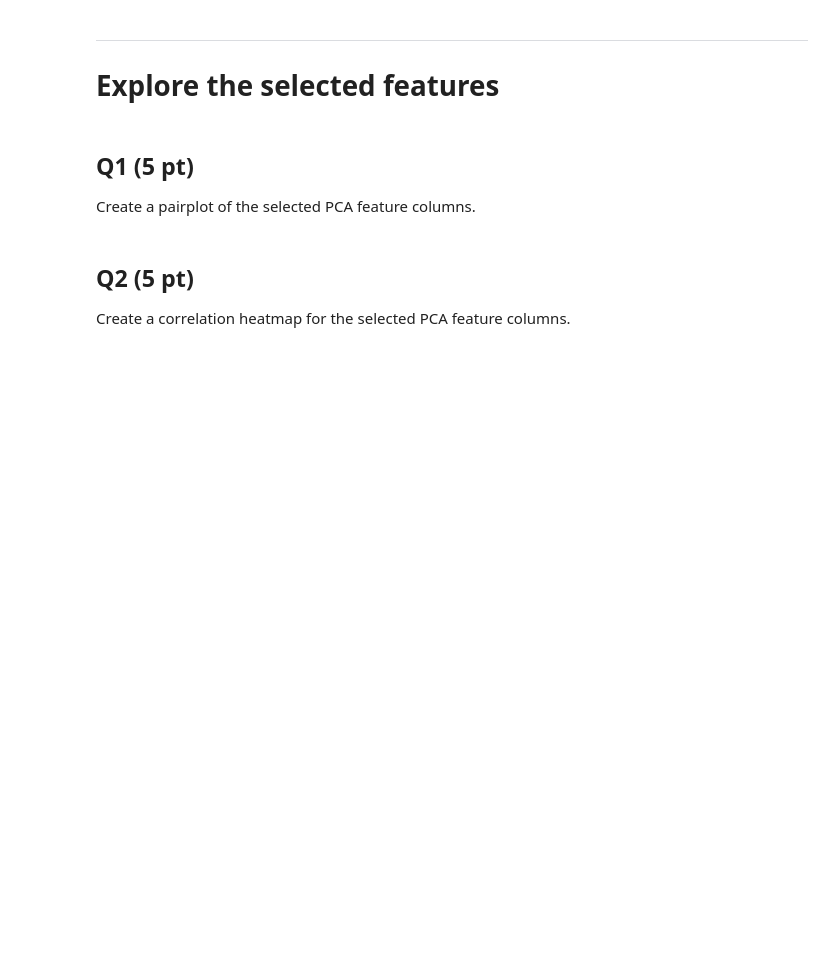
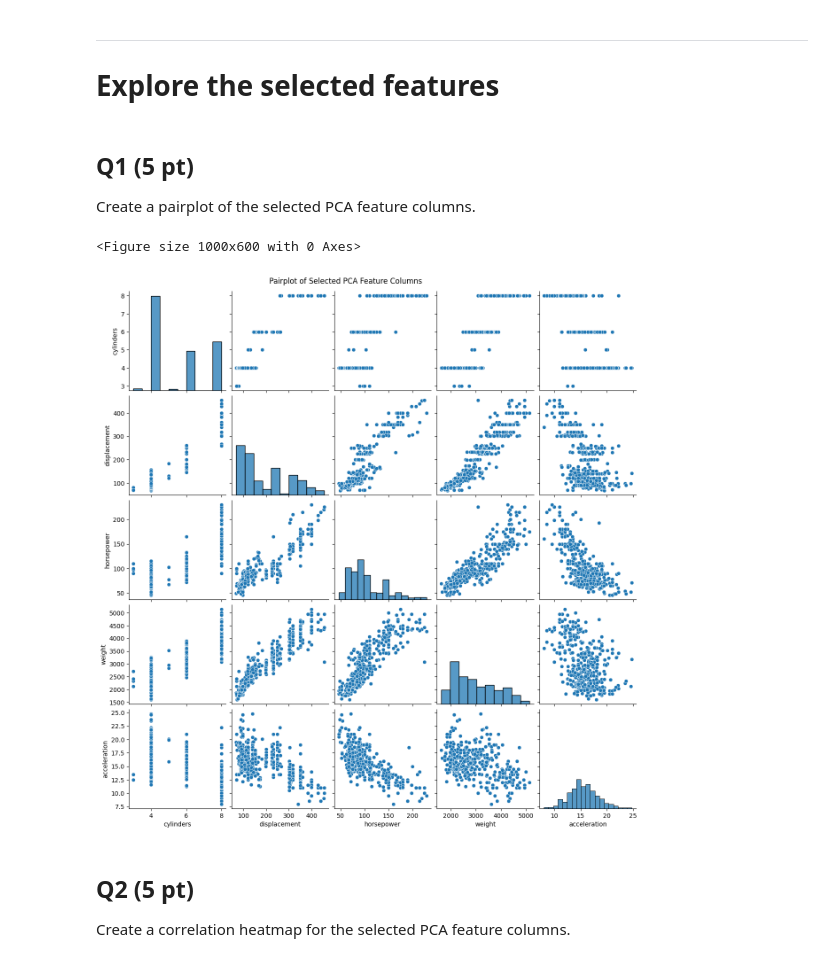
Before and after one commit to lainegoldmacher1/Project-3, a Jupyter notebook: Project3_PCA_Student.ipynb, the cells around one changed output. Drawn from its saved outputs; the diff is of its cells as text; code cells hidden in the pictures; blank space fills up the shorter version.

```diff
--- a/Project3_PCA_Student.ipynb
+++ b/Project3_PCA_Student.ipynb
@@ -57,6 +71,13 @@ Create a pairplot of the selected PCA feature columns.
 # %%
 # ANSWER HERE
 # Create a pairplot of the selected PCA feature columns.
+plt.figure(figsize=(10, 6))
+sns.pairplot(cars_df[pca_features])
+plt.title("Pairplot of Selected PCA Feature Columns", x = -2, y = 5.25)
+plt.show()
+# %% [output]
+<Figure size 1000x600 with 0 Axes>
+[figure, added]
 # %% [markdown]
 ## Q2 (5 pt)
 
```
Also changed, not shown: parts of 4 cells of this notebook.
